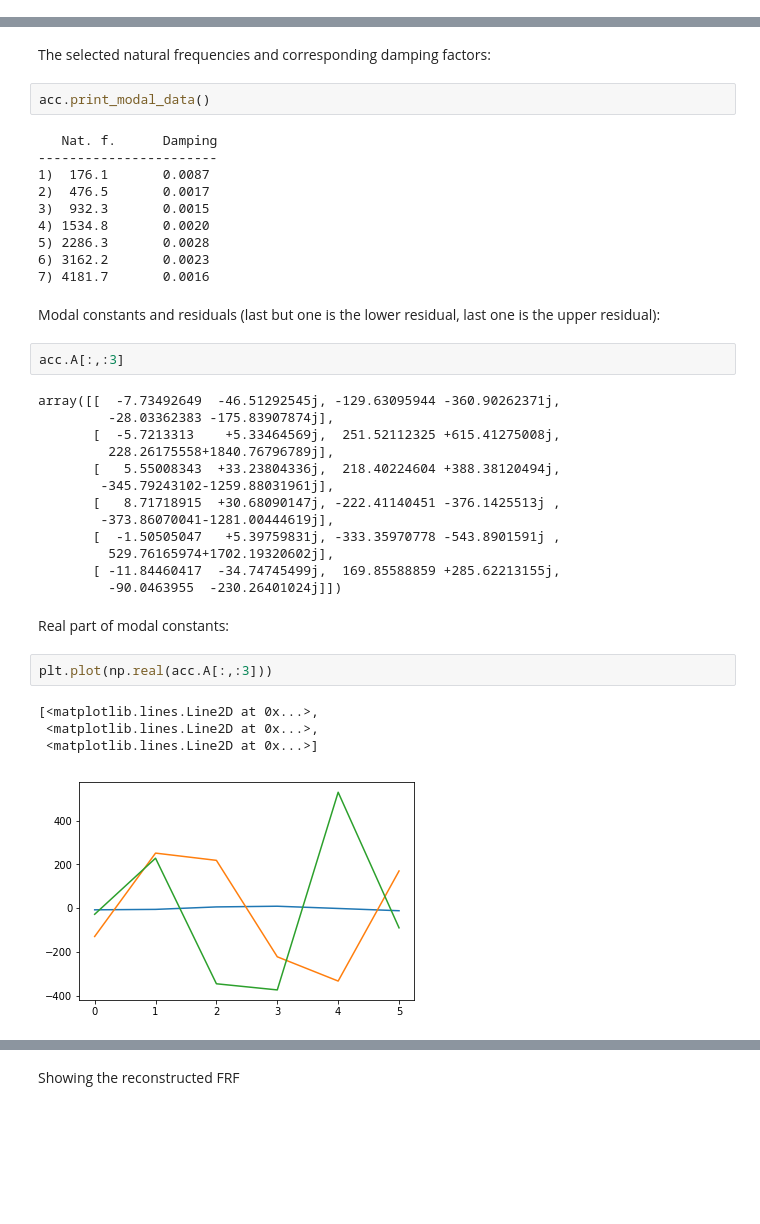
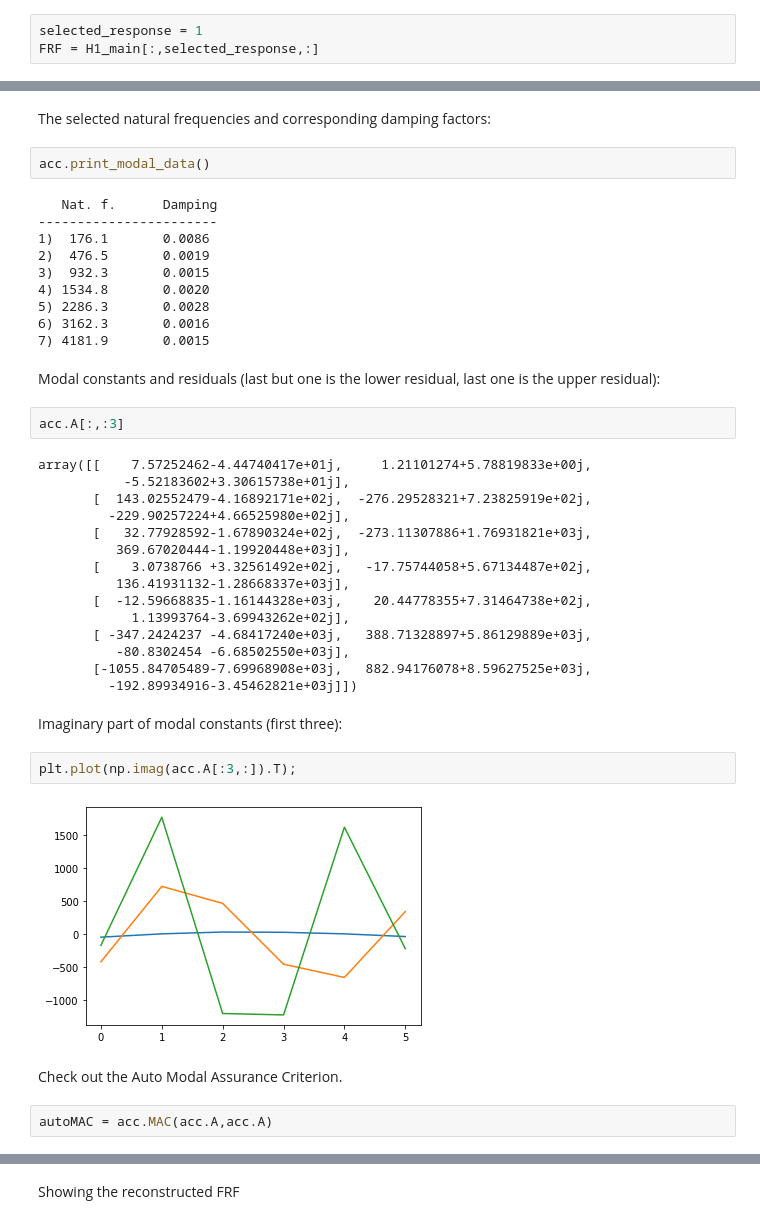
Before and after one commit to ladisk/pyEMA, a Jupyter notebook: pyEMA Showcase.ipynb, the cells around one changed output, grey strips where cells are left out. Saved outputs shown, nothing was run; the diff lists cells and outputs as text; blank space fills up the shorter version.

Commit message:
Modal Assurance Criterion added

```diff
--- a/pyEMA Showcase.ipynb
+++ b/pyEMA Showcase.ipynb
@@ -14,0 +25,3 @@ freq.shape, H1_main.shape
+# %%
+selected_response = 1
+FRF = H1_main[:,selected_response,:]
@@ -53,36 +73,39 @@ acc.print_modal_data()
 # %% [output]
    Nat. f.      Damping
 -----------------------
-1)  176.1       0.0087
-2)  476.5       0.0017
+1)  176.1       0.0086
+2)  476.5       0.0019
 3)  932.3       0.0015
 4) 1534.8       0.0020
 5) 2286.3       0.0028
-6) 3162.2       0.0023
-7) 4181.7       0.0016
+6) 3162.3       0.0016
+7) 4181.9       0.0015
 # %% [markdown]
 Modal constants and residuals (last but one is the lower residual, last one is the upper residual):
 # %%
 acc.A[:,:3]
 # %% [output]
-array([[  -7.73492649  -46.51292545j, -129.63095944 -360.90262371j,
-         -28.03362383 -175.83907874j],
-       [  -5.7213313    +5.33464569j,  251.52112325 +615.41275008j,
-         228.26175558+1840.76796789j],
-       [   5.55008343  +33.23804336j,  218.40224604 +388.38120494j,
-        -345.79243102-1259.88031961j],
-       [   8.71718915  +30.68090147j, -222.41140451 -376.1425513j ,
-        -373.86070041-1281.00444619j],
-       [  -1.50505047   +5.39759831j, -333.35970778 -543.8901591j ,
-         529.76165974+1702.19320602j],
-       [ -11.84460417  -34.74745499j,  169.85588859 +285.62213155j,
-         -90.0463955  -230.26401024j]])
+array([[    7.57252462-4.44740417e+01j,     1.21101274+5.78819833e+00j,
+           -5.52183602+3.30615738e+01j],
+       [  143.02552479-4.16892171e+02j,  -276.29528321+7.23825919e+02j,
+         -229.90257224+4.66525980e+02j],
+       [   32.77928592-1.67890324e+02j,  -273.11307886+1.76931821e+03j,
+          369.67020444-1.19920448e+03j],
+       [    3.0738766 +3.32561492e+02j,   -17.75744058+5.67134487e+02j,
+          136.41931132-1.28668337e+03j],
+       [  -12.59668835-1.16144328e+03j,    20.44778355+7.31464738e+02j,
+            1.13993764-3.69943262e+02j],
+       [ -347.2424237 -4.68417240e+03j,   388.71328897+5.86129889e+03j,
+          -80.8302454 -6.68502550e+03j],
+       [-1055.84705489-7.69968908e+03j,   882.94176078+8.59627525e+03j,
+         -192.89934916-3.45462821e+03j]])
 # %% [markdown]
-Real part of modal constants:
+Imaginary part of modal constants (first three):
 # %%
-plt.plot(np.real(acc.A[:,:3]))
+plt.plot(np.imag(acc.A[:3,:]).T);
 # %% [output]
-[<matplotlib.lines.Line2D at 0x...>,
- <matplotlib.lines.Line2D at 0x...>,
- <matplotlib.lines.Line2D at 0x...>]
-[figure, old version]
+[figure, new version]
+# %% [markdown]
+Check out the Auto Modal Assurance Criterion.
+# %%
+autoMAC = acc.MAC(acc.A,acc.A)
```
Also changed, not shown: parts of 20 cells of this notebook, 3 other files.
